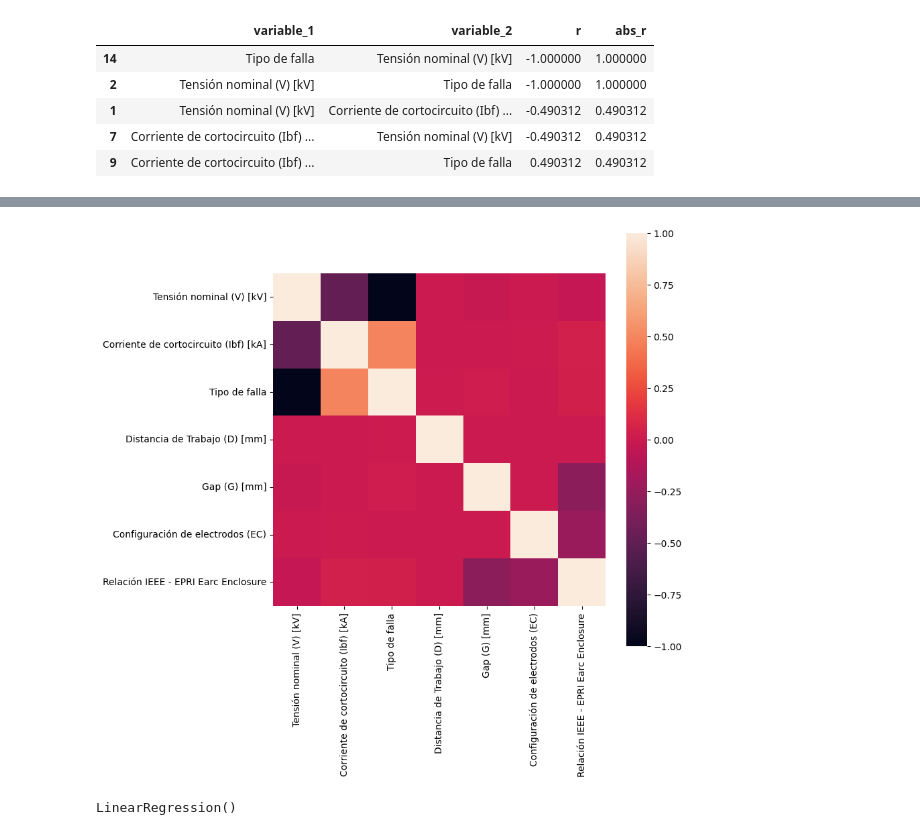
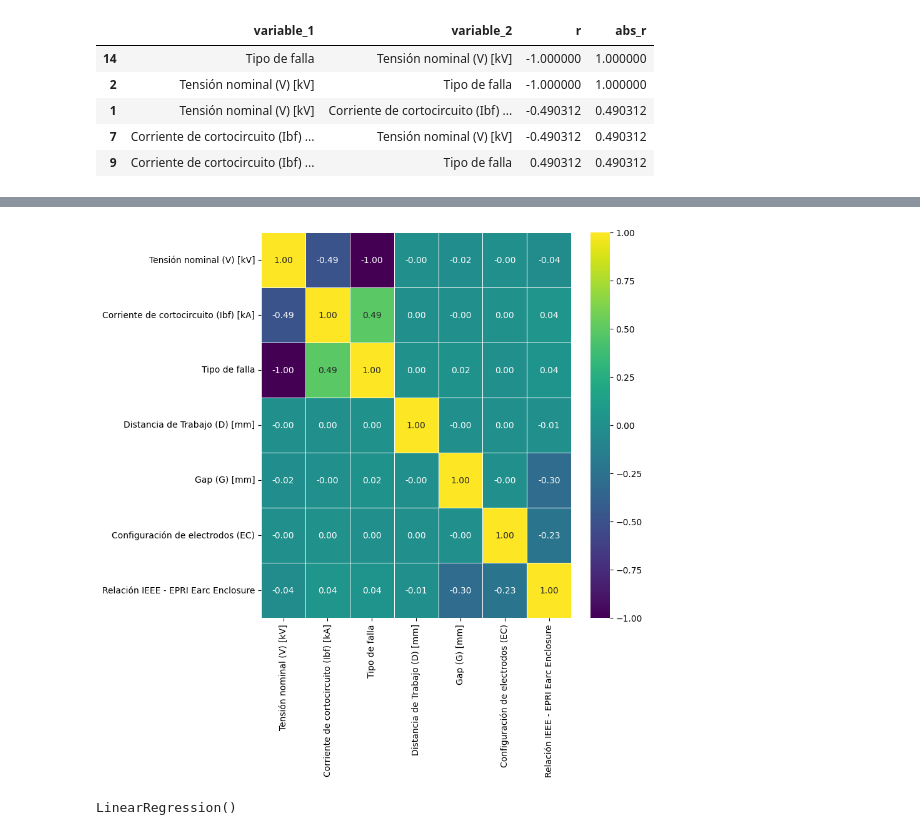
Before and after one commit to alvillegasru/15_kV_Arc_Flash, a Jupyter notebook: Cuadernos/Tesis_sin_Cenc_REGRESSORS.ipynb, the cells around one changed output, grey strips where cells are left out. Cells and saved outputs as stored; diff of their text form; code cells hidden in the pictures.

```diff
--- a/Cuadernos/Tesis_sin_Cenc_REGRESSORS.ipynb
+++ b/Cuadernos/Tesis_sin_Cenc_REGRESSORS.ipynb
@@ -394,17 +401,16 @@ ax_terz.tick_params(labelsize = 6)
 # %%
 # Heatmap matriz de correlaciones
 # ==============================================================================
 fig, ax_epri = plt.subplots(nrows=1, ncols=1, figsize=(8, 8))
 
 sns.heatmap(
-    corr_matrix_epri,
-    square    = True,
+    corr_matrix_epri, annot=True, fmt=".2f", linewidths=.5, cmap='viridis',
     ax        = ax_epri
 )
 
 ax_terz.tick_params(labelsize = 6)
 # %% [output]
-[figure, old version]
+[figure, new version]
 # %%
 # Método para obtener X_train, X_test, y_train, y_test después de la selección
 X_terz = df_terzija.drop(columns='Relación IEEE - Terzija Earc Enclosure')
```
Also changed, not shown: parts of 3 cells of this notebook.
